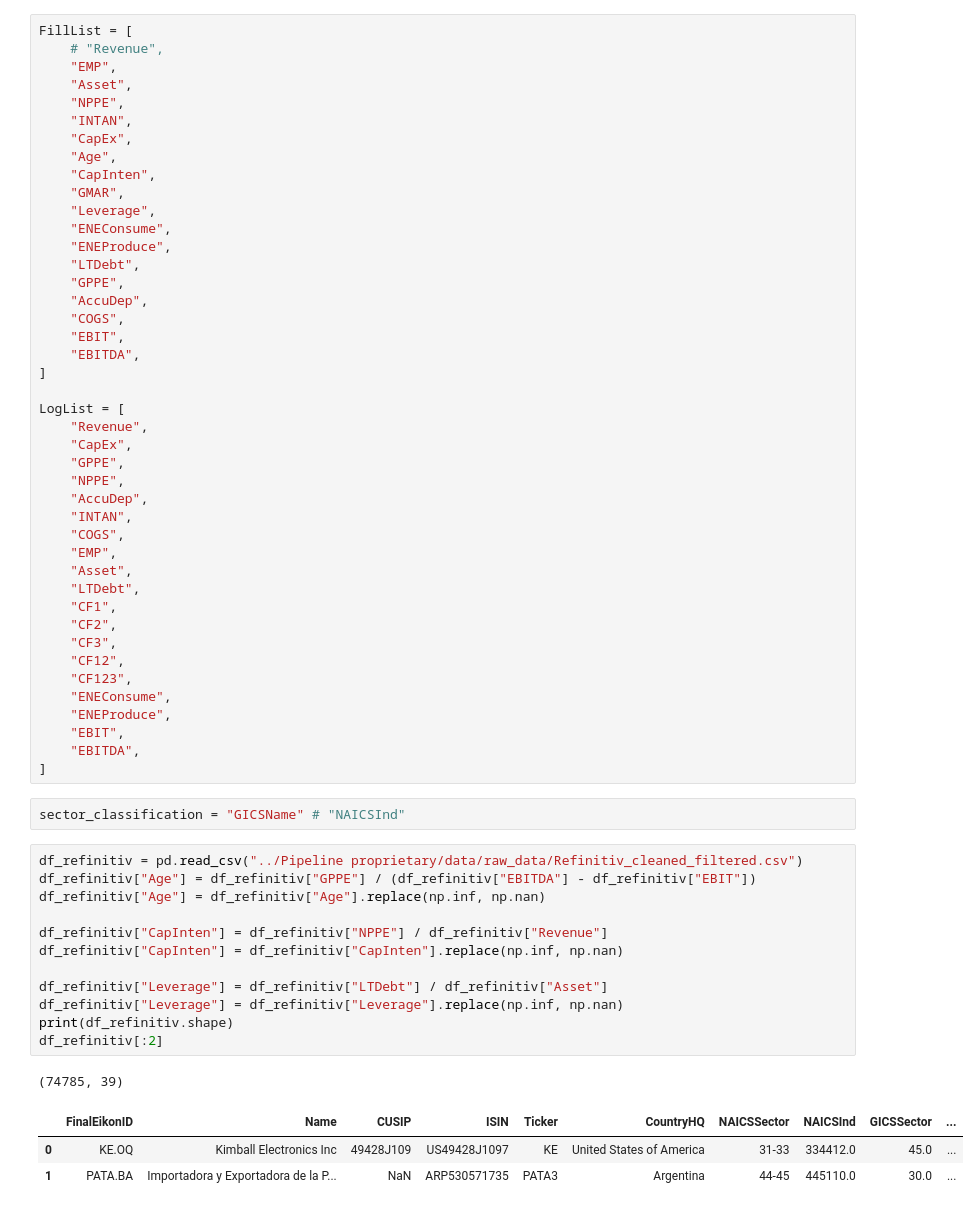
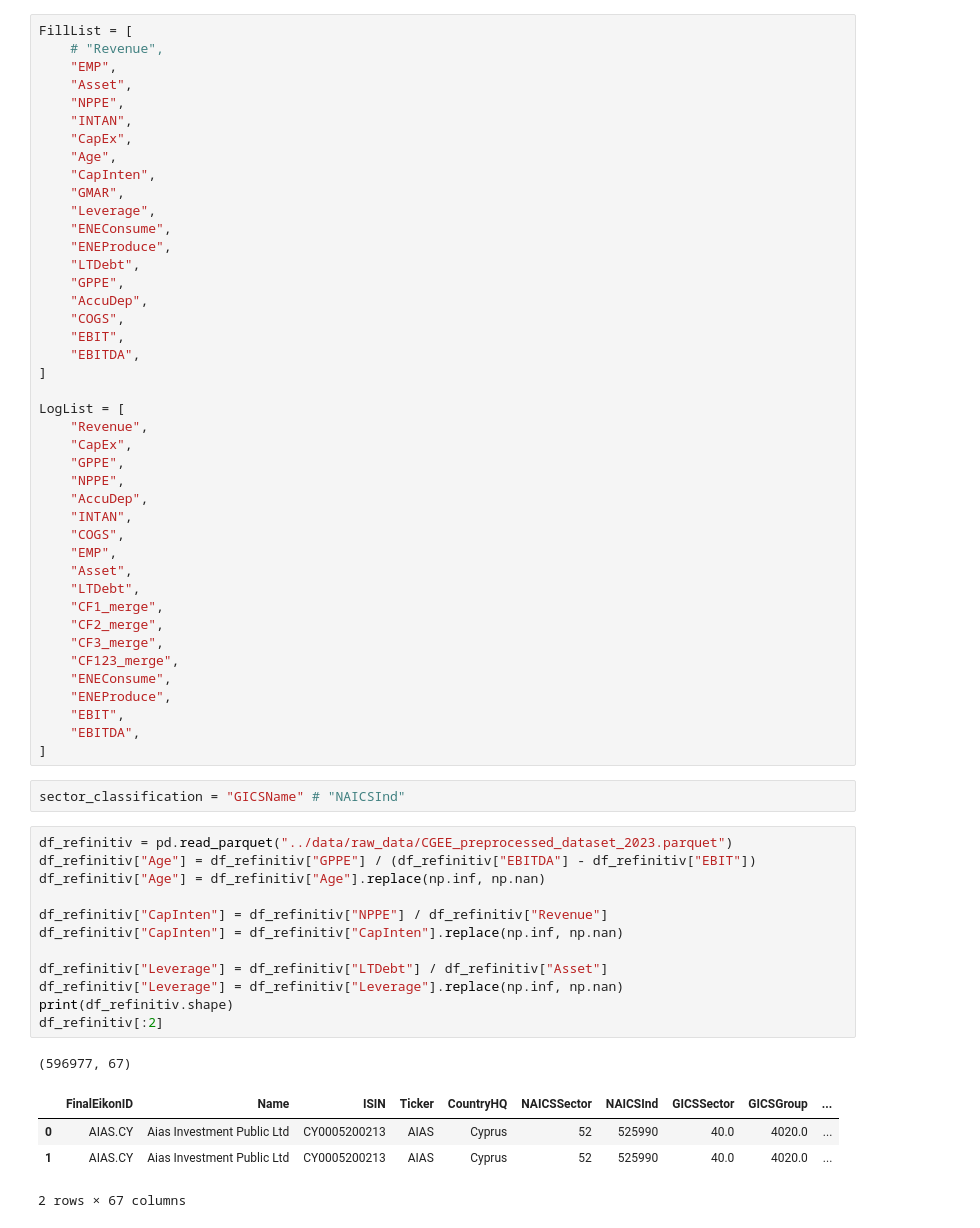
Before and after one commit to Pladifes/corporate-ghg-emissions-estimations, a Jupyter notebook: benchmark/Benchmark_creation.ipynb, the cells around one changed output. Saved outputs shown, nothing was run; the diff lists cells and outputs as text.

```diff
--- a/benchmark/Benchmark_creation.ipynb
+++ b/benchmark/Benchmark_creation.ipynb
@@ -50,11 +43,10 @@ LogList = [
     "EMP",
     "Asset",
     "LTDebt",
-    "CF1",
-    "CF2",
-    "CF3",
-    "CF12",
-    "CF123",
+    "CF1_merge",
+    "CF2_merge",
+    "CF3_merge",
+    "CF123_merge",
     "ENEConsume",
     "ENEProduce",
     "EBIT",
@@ -63,19 +55,20 @@ LogList = [
 # %%
 sector_classification = "GICSName" # "NAICSInd"
 # %%
-df_refinitiv = pd.read_csv("../Pipeline proprietary/data/raw_data/Refinitiv_cleaned_filtered.csv")
+df_refinitiv = pd.read_parquet("../data/raw_data/CGEE_preprocessed_dataset_2023.parquet")
 df_refinitiv["Age"] = df_refinitiv["GPPE"] / (df_refinitiv["EBITDA"] - df_refinitiv["EBIT"])
 df_refinitiv["Age"] = df_refinitiv["Age"].replace(np.inf, np.nan)
 
 df_refinitiv["CapInten"] = df_refinitiv["NPPE"] / df_refinitiv["Revenue"]
 df_refinitiv["CapInten"] = df_refinitiv["CapInten"].replace(np.inf, np.nan)
 
 df_refinitiv["Leverage"] = df_refinitiv["LTDebt"] / df_refinitiv["Asset"]
 df_refinitiv["Leverage"] = df_refinitiv["Leverage"].replace(np.inf, np.nan)
 print(df_refinitiv.shape)
 df_refinitiv[:2]
 # %% [output]
-(74785, 39)
+(596977, 67)
-|  | FinalEikonID | Name | CUSIP | ISIN | Ticker | CountryHQ | NAICSSector | NAICSInd | GICSSector | ... |
-| 0 | KE.OQ | Kimball Electronics Inc | 49428J109 | US49428J1097 | KE | United States of America | 31-33 | 334412.0 | 45.0 | ... |
-| 1 | PATA.BA | Importadora y Exportadora de la P... | NaN | ARP530571735 | PATA3 | Argentina | 44-45 | 445110.0 | 30.0 | ... |
+|  | FinalEikonID | Name | ISIN | Ticker | CountryHQ | NAICSSector | NAICSInd | GICSSector | GICSGroup | ... |
+| 0 | AIAS.CY | Aias Investment Public Ltd | CY0005200213 | AIAS | Cyprus | 52 | 525990 | 40.0 | 4020.0 | ... |
+| 1 | AIAS.CY | Aias Investment Public Ltd | CY0005200213 | AIAS | Cyprus | 52 | 525990 | 40.0 | 4020.0 | ... |
+2 rows × 67 columns
```
Also changed, not shown: parts of 37 cells of this notebook, 29 other files.
